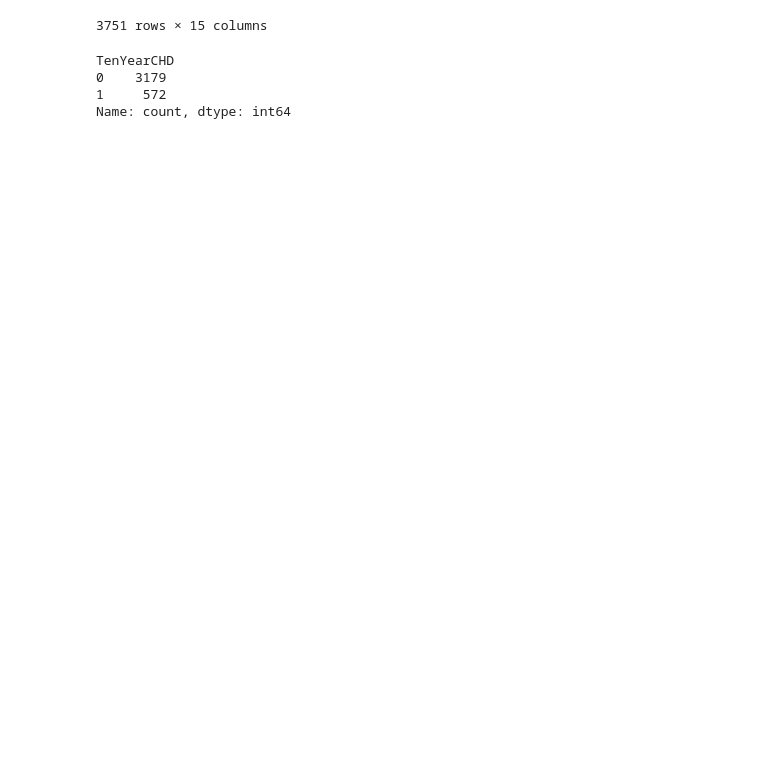
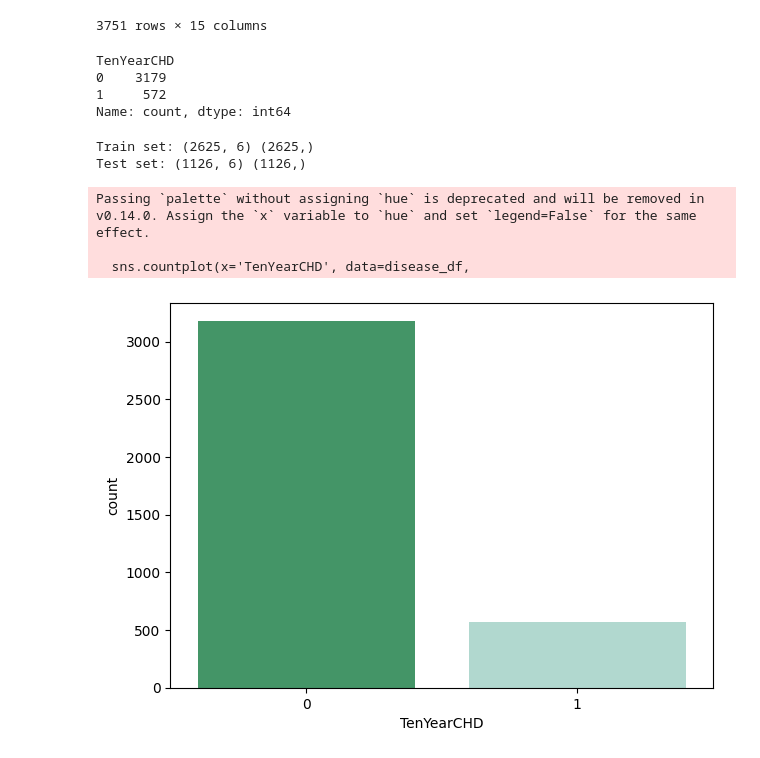
Before and after one commit to smmunna/machine-learning-projects, a Jupyter notebook: heart-disease.ipynb, the cells around one changed output. Cells and saved outputs as stored; diff of their text form; code cells hidden in the pictures; blank space fills up the shorter version.

Commit message:
heart-disease update

```diff
--- a/heart-disease.ipynb
+++ b/heart-disease.ipynb
@@ -32,3 +32,29 @@ TenYearCHD
 0    3179
 1     572
 Name: count, dtype: int64
+# %%
+X = np.asarray(disease_df[['age', 'Sex_male', 'cigsPerDay',
+                           'totChol', 'sysBP', 'glucose']])
+y = np.asarray(disease_df['TenYearCHD'])
+
+X = preprocessing.StandardScaler().fit(X).transform(X)
+
+from sklearn.model_selection import train_test_split
+X_train, X_test, y_train, y_test = train_test_split(
+        X, y, test_size = 0.3, random_state = 4)
+
+print ('Train set:', X_train.shape,  y_train.shape)
+print ('Test set:', X_test.shape,  y_test.shape)
+# %% [output]
+Train set: (2625, 6) (2625,)
+Test set: (1126, 6) (1126,)
+# %%
+plt.figure(figsize=(7, 5))
+sns.countplot(x='TenYearCHD', data=disease_df,
+             palette="BuGn_r")
+plt.show()
+# %% [output]
+Passing `palette` without assigning `hue` is deprecated and will be removed in v0.14.0. Assign the `x` variable to `hue` and set `legend=False` for the same effect.
+
+  sns.countplot(x='TenYearCHD', data=disease_df,
+[figure, added]
```
Also changed, not shown: parts of 4 cells of this notebook.
